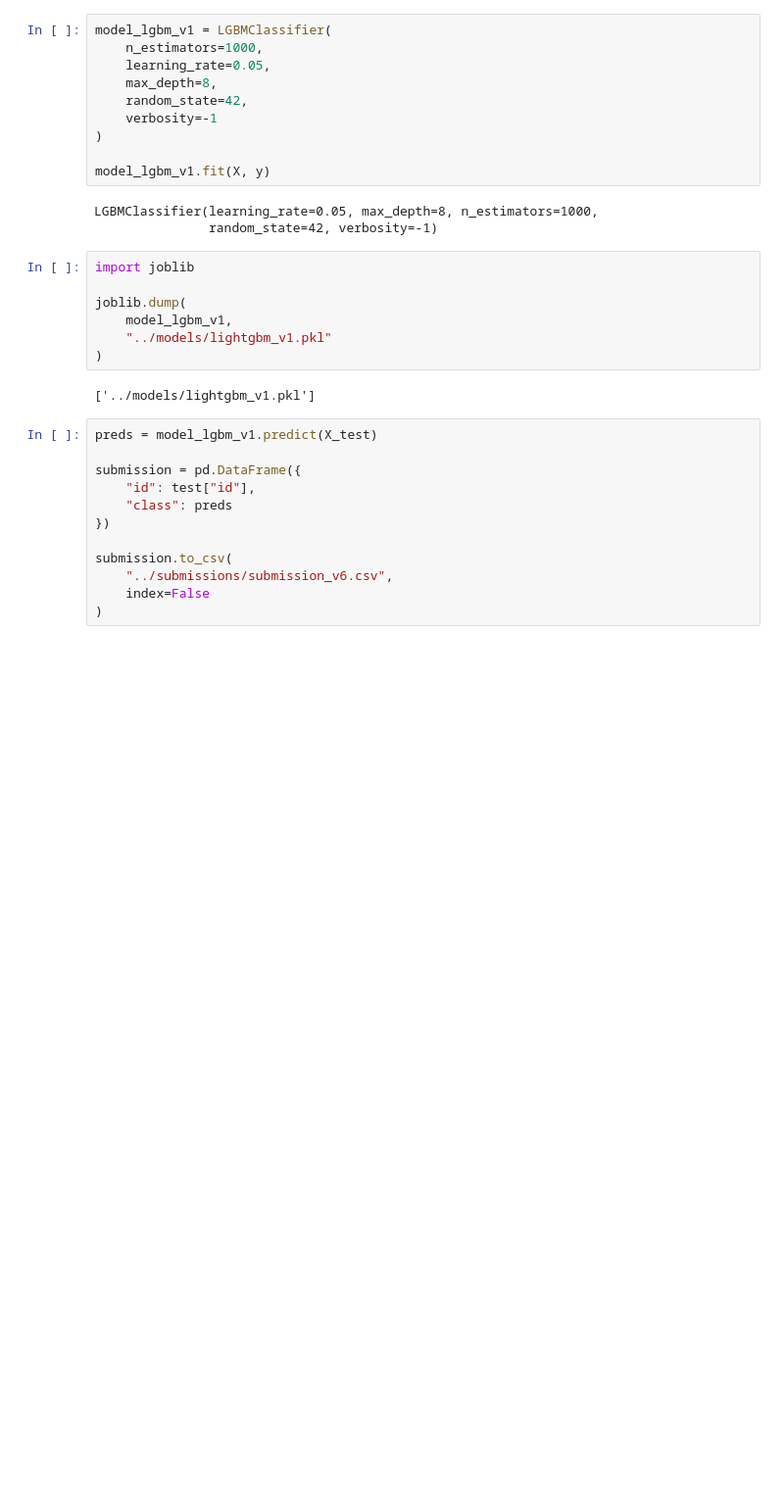
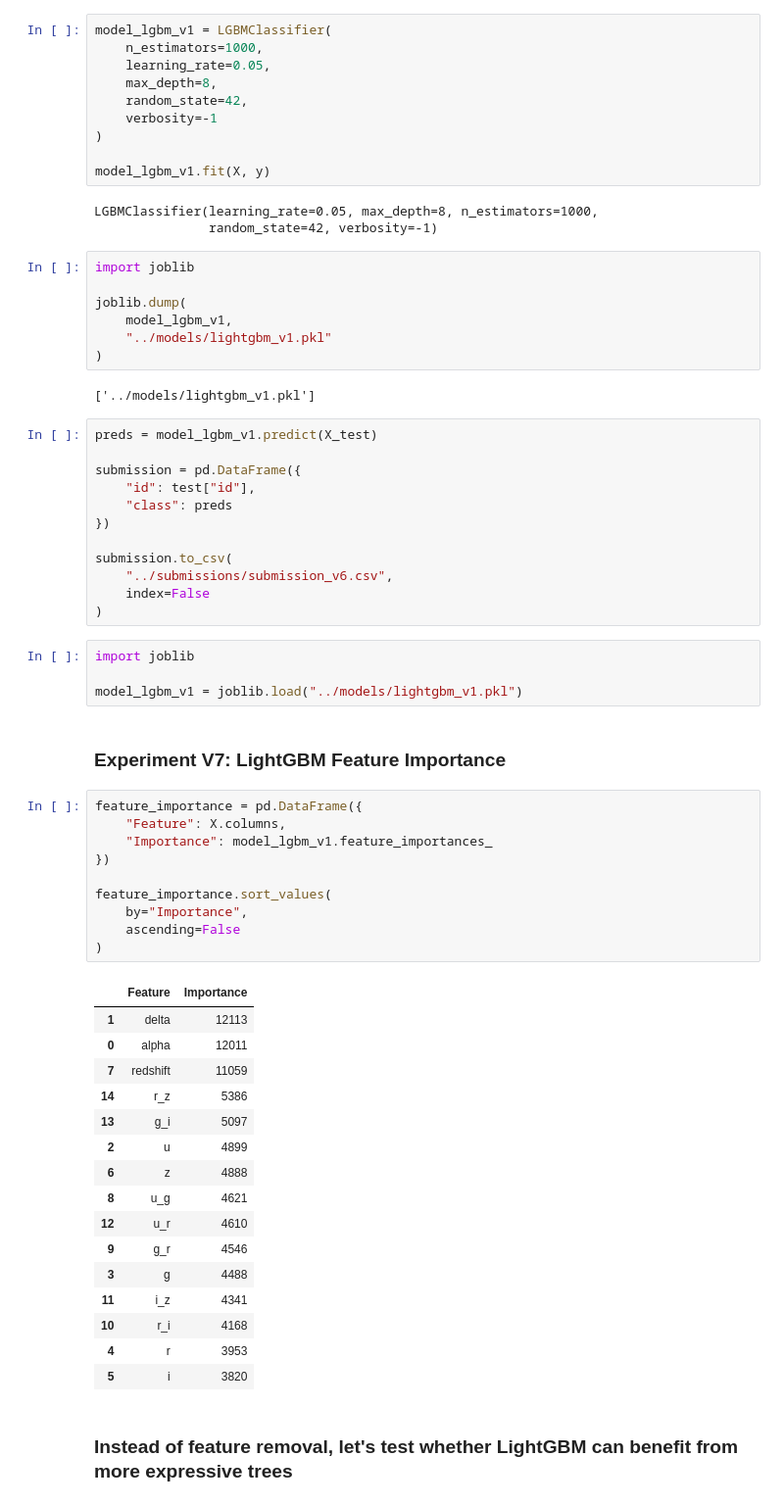
Before and after one commit to Durgesh83kumar/predicting_stellar_class, a Jupyter notebook: notebooks/lightgbm_v1.ipynb, the cells around one changed output. Shown at 98% size. Saved outputs shown, nothing was run; the diff lists cells and outputs as text; blank space fills up the shorter version.

Commit message:
v7 as a failed experiment

```diff
--- a/notebooks/lightgbm_v1.ipynb
+++ b/notebooks/lightgbm_v1.ipynb
@@ -128,3 +128,38 @@ submission.to_csv(
     "../submissions/submission_v6.csv",
     index=False
 )
+# %%
+import joblib
+
+model_lgbm_v1 = joblib.load("../models/lightgbm_v1.pkl")
+# %% [markdown]
+### Experiment V7: LightGBM Feature Importance
+# %%
+feature_importance = pd.DataFrame({
+    "Feature": X.columns,
+    "Importance": model_lgbm_v1.feature_importances_
+})
+
+feature_importance.sort_values(
+    by="Importance",
+    ascending=False
+)
+# %% [output]
+|  | Feature | Importance |
+| 1 | delta | 12113 |
+| 0 | alpha | 12011 |
+| 7 | redshift | 11059 |
+| 14 | r_z | 5386 |
+| 13 | g_i | 5097 |
+| 2 | u | 4899 |
+| 6 | z | 4888 |
+| 8 | u_g | 4621 |
+| 12 | u_r | 4610 |
+| 9 | g_r | 4546 |
+| 3 | g | 4488 |
+| 11 | i_z | 4341 |
+| 10 | r_i | 4168 |
+| 4 | r | 3953 |
+| 5 | i | 3820 |
+# %% [markdown]
+### Instead of feature removal, let's test whether LightGBM can benefit from more expressive trees
```
Also changed, not shown: parts of 5 cells of this notebook, 1 other file.
